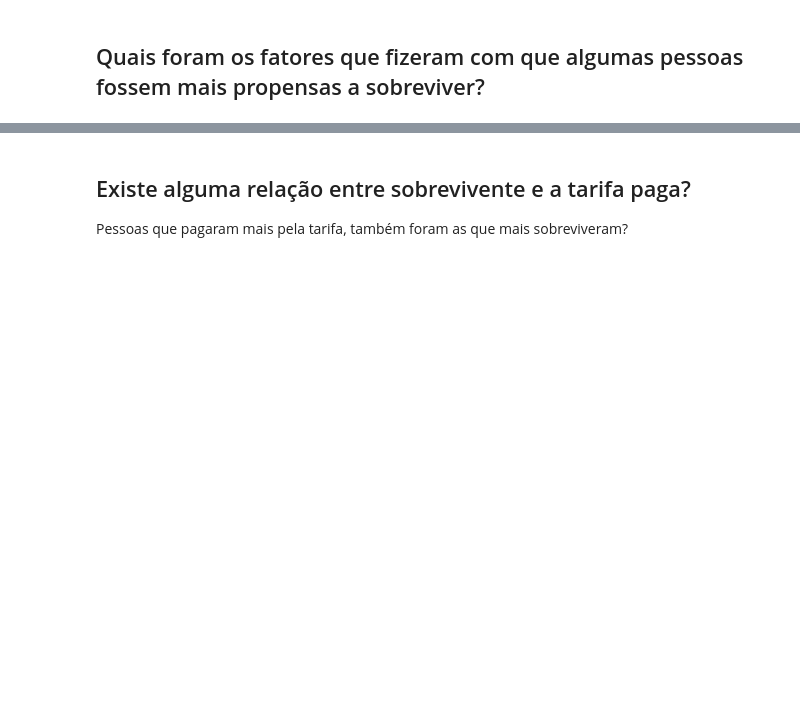
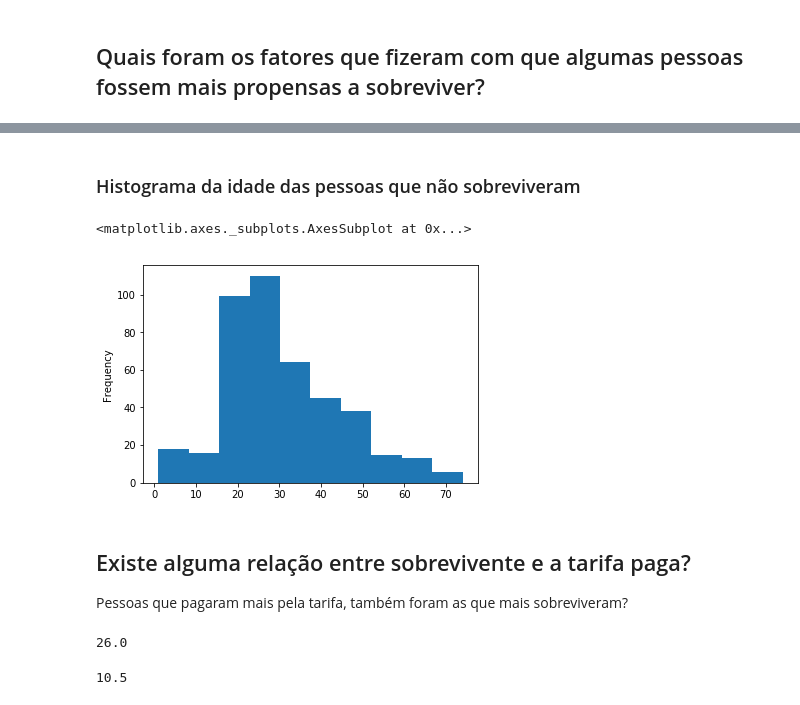
Before and after one commit to anderson-souza/Titanic-Project-Udacity, a Jupyter notebook: Análise Titanic.ipynb, the cells around one changed output, grey strips where cells are left out. Saved outputs shown, nothing was run; the diff lists cells and outputs as text; code cells hidden in the pictures; blank space fills up the shorter version.

```diff
--- a/Análise Titanic.ipynb
+++ b/Análise Titanic.ipynb
@@ -86,2 +99,3 @@ df.head()
 # %%
 df_survived = df.query("Survived == 1")
+df_died = df.query("Survived == 0")
@@ -126,3 +233,18 @@ df_survived.head()
+# %% [markdown]
+### Histograma da idade das pessoas que não sobreviveram
+# %%
+df_died.Age.plot.hist()
+# %% [output]
+<matplotlib.axes._subplots.AxesSubplot at 0x...>
+[figure, added]
 # %% [markdown]
 ## Existe alguma relação entre sobrevivente e a tarifa paga?
 Pessoas que pagaram mais pela tarifa, também foram as que mais sobreviveram?
+# %%
+df_survived.Fare.median()
+# %% [output]
+26.0
+# %%
+df_died.Fare.median()
+# %% [output]
+10.5
```
Also changed, not shown: parts of 27 cells of this notebook.
